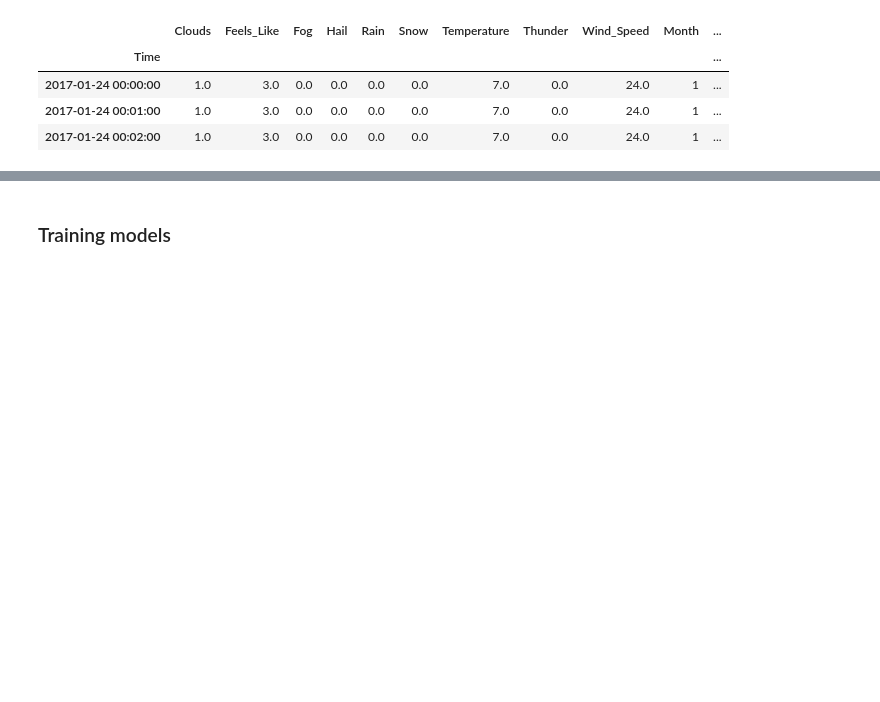
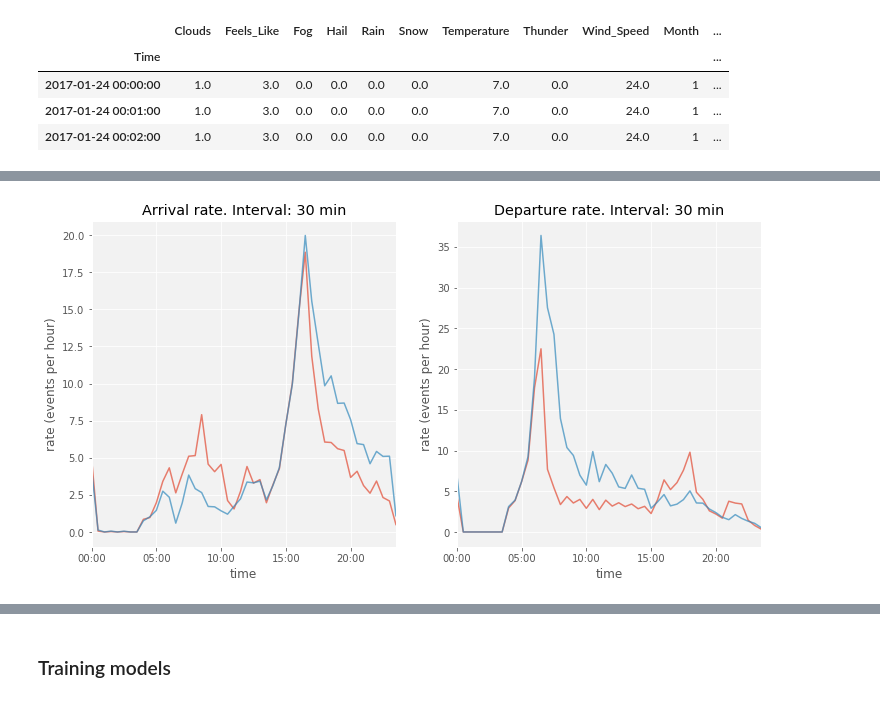
Before and after one commit to msgolovina/bss_project, a Jupyter notebook: working_file.ipynb, the cells around one changed output, grey strips where cells are left out. Drawn from its saved outputs; the diff is of its cells as text; code cells hidden in the pictures; blank space fills up the shorter version.

```diff
--- a/working_file.ipynb
+++ b/working_file.ipynb
@@ -636,0 +392,4 @@ figure.savefig('min60d.png');
+# %%
+ar, ar_adj, dep, dep_adj = bss_functions.estimate_adjusted_rate(pb_weekdays_df, 'PORTOBELLO_ROAD', step_size=30)
+# %% [output]
+[figure, added]
```
Also changed, not shown: parts of 17 cells of this notebook, 2 other files.
